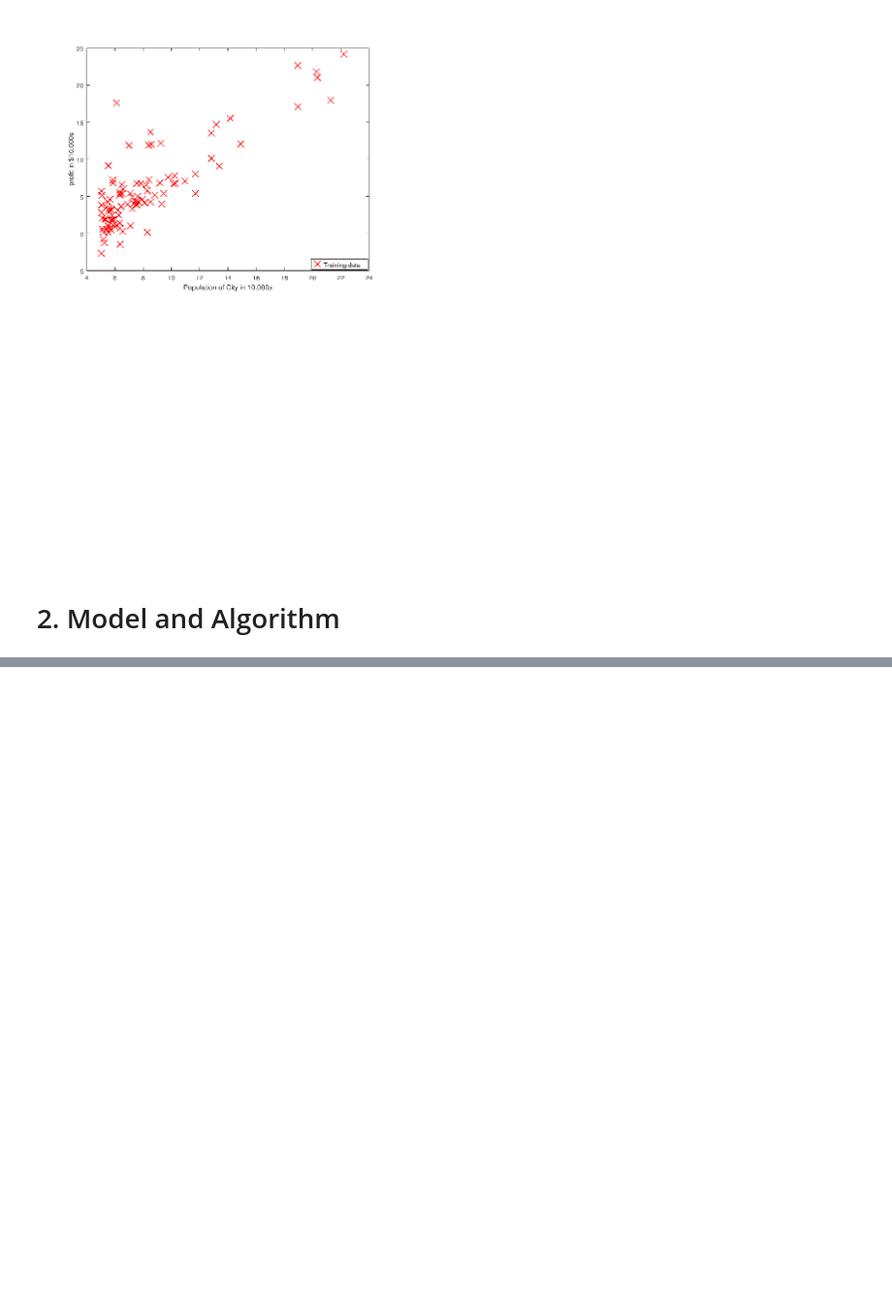
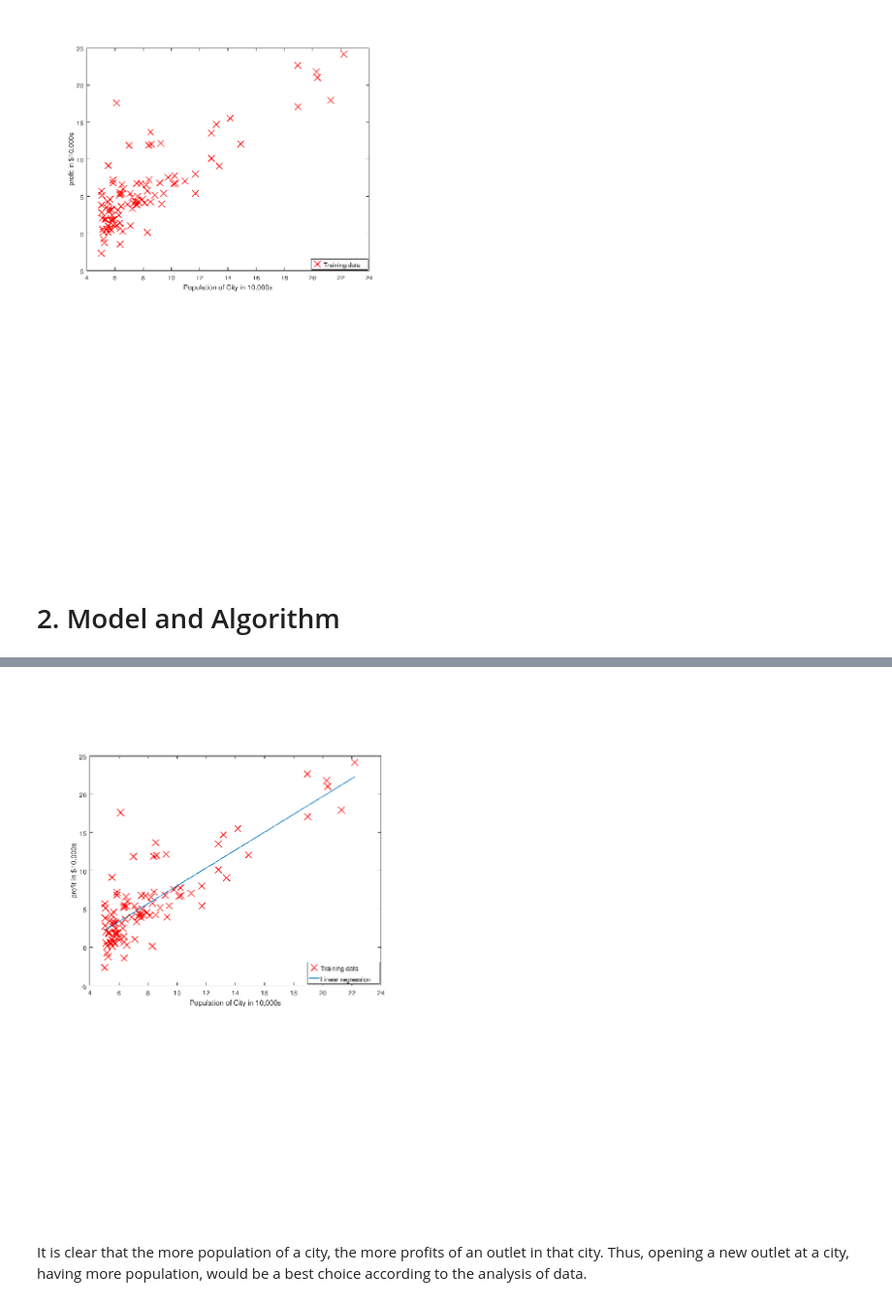
Before and after one commit to hsuanhao/Machine_Learning, a Jupyter notebook: Linear_Regression.ipynb, the cells around one changed output, grey strips where cells are left out. Shown: that part at 97% size. Cells and saved outputs as stored; diff of their text form; code cells hidden in the pictures; blank space fills up the shorter version.

```diff
--- a/Linear_Regression.ipynb
+++ b/Linear_Regression.ipynb
@@ -23,0 +43,7 @@ where $m$ indicates number to training samples.
+# %%
+from IPython.display import Image
+Image(filename='Figure/linear_result.png')
+# %% [output]
+[figure, added]
+# %% [markdown]
+It is clear that the more population of a city, the more profits of an outlet in that city. Thus, opening a new outlet at a city, having more population, would be a best choice according to the analysis of data.
```
Also changed, not shown: parts of 6 cells of this notebook.
